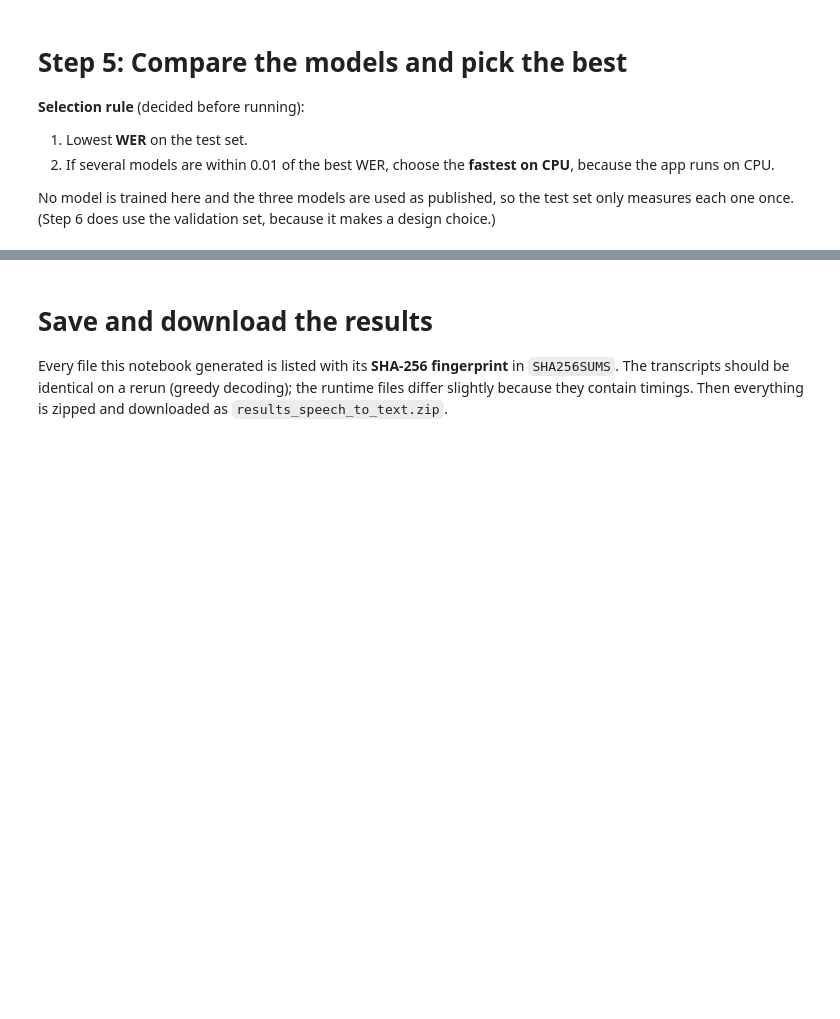
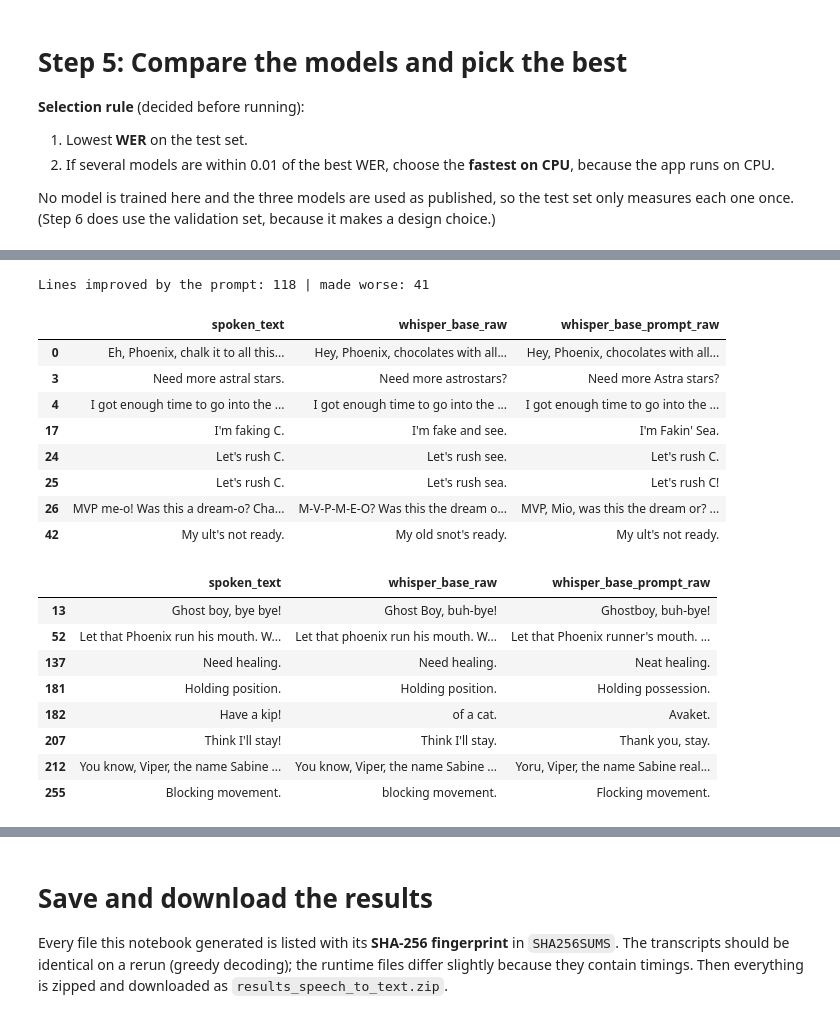
Before and after one commit to EthanIsaac/valorant-voiceline-qa, a Jupyter notebook: notebooks/02_speech_to_text.ipynb, the cells around one changed output, grey strips where cells are left out. Saved outputs shown, nothing was run; the diff lists cells and outputs as text; code cells hidden in the pictures; blank space fills up the shorter version.

```diff
--- a/notebooks/02_speech_to_text.ipynb
+++ b/notebooks/02_speech_to_text.ipynb
@@ -444,8 +512,29 @@ prompt_experiment
 # %%
-# Lines the guarded prompt fixed, and lines it broke, compared with no prompt (test set)
-before, after = prompt_transcripts["no_prompt_clip_wer"], prompt_transcripts["prompt_guarded_clip_wer"]
-fixed, broken = prompt_transcripts[after < before], prompt_transcripts[after > before]
-print(f"Lines improved: {len(fixed)} | made worse: {len(broken)}")
-cols = ["spoken_text", "no_prompt_raw", "prompt_guarded_raw"]
+# Lines the prompt fixed, and lines it broke (test set)
+changed = prompt_transcripts[prompt_transcripts[f"{BEST}_clip_wer"] != prompt_transcripts[f"{BEST}_prompt_clip_wer"]]
+fixed = changed[changed[f"{BEST}_prompt_clip_wer"] < changed[f"{BEST}_clip_wer"]]
+broken = changed[changed[f"{BEST}_prompt_clip_wer"] > changed[f"{BEST}_clip_wer"]]
+print(f"Lines improved by the prompt: {len(fixed)} | made worse: {len(broken)}")
+cols = ["spoken_text", f"{BEST}_raw", f"{BEST}_prompt_raw"]
 display(fixed[cols].head(8))
 display(broken[cols].head(8))
+# %% [output]
+Lines improved by the prompt: 118 | made worse: 41
+|  | spoken_text | whisper_base_raw | whisper_base_prompt_raw |
+| 0 | Eh, Phoenix, chalk it to all this... | Hey, Phoenix, chocolates with all... | Hey, Phoenix, chocolates with all... |
+| 3 | Need more astral stars. | Need more astrostars? | Need more Astra stars? |
+| 4 | I got enough time to go into the ... | I got enough time to go into the ... | I got enough time to go into the ... |
+| 17 | I'm faking C. | I'm fake and see. | I'm Fakin' Sea. |
+| 24 | Let's rush C. | Let's rush see. | Let's rush C. |
+| 25 | Let's rush C. | Let's rush sea. | Let's rush C! |
+| 26 | MVP me-o! Was this a dream-o? Cha... | M-V-P-M-E-O? Was this the dream o... | MVP, Mio, was this the dream or? ... |
+| 42 | My ult's not ready. | My old snot's ready. | My ult's not ready. |
+|  | spoken_text | whisper_base_raw | whisper_base_prompt_raw |
+| 13 | Ghost boy, bye bye! | Ghost Boy, buh-bye! | Ghostboy, buh-bye! |
+| 52 | Let that Phoenix run his mouth. W... | Let that phoenix run his mouth. W... | Let that Phoenix runner's mouth. ... |
+| 137 | Need healing. | Need healing. | Neat healing. |
+| 181 | Holding position. | Holding position. | Holding possession. |
+| 182 | Have a kip! | of a cat. | Avaket. |
+| 207 | Think I'll stay! | Think I'll stay. | Thank you, stay. |
+| 212 | You know, Viper, the name Sabine ... | You know, Viper, the name Sabine ... | Yoru, Viper, the name Sabine real... |
+| 255 | Blocking movement. | blocking movement. | Flocking movement. |
```
Also changed, not shown: parts of 20 cells of this notebook.
